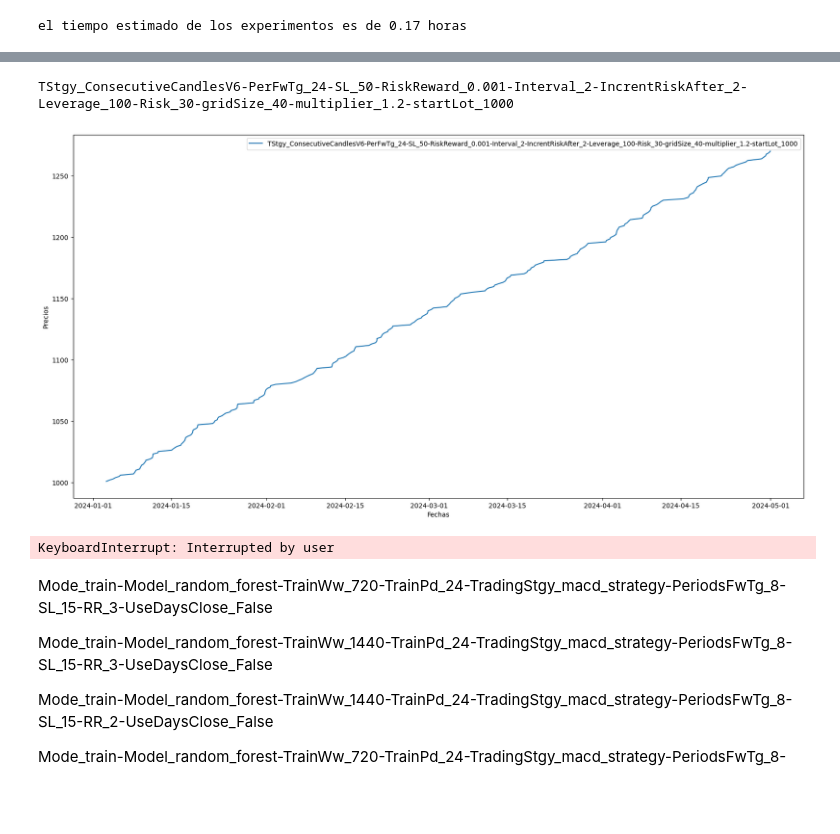
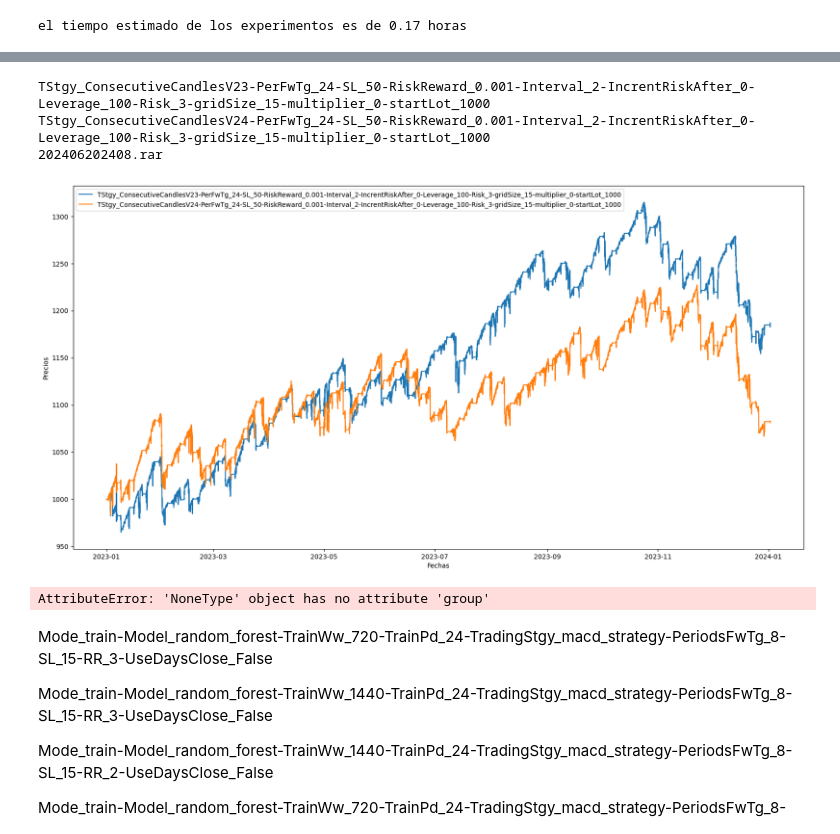
Before and after one commit to SaidJacobo/forex_ml_bot, a Jupyter notebook: notebooks/see_all_experiments.ipynb, the cells around one changed output, grey strips where cells are left out. Saved outputs shown, nothing was run; the diff lists cells and outputs as text; code cells hidden in the pictures; blank space fills up the shorter version.

```diff
--- a/notebooks/see_all_experiments.ipynb
+++ b/notebooks/see_all_experiments.ipynb
@@ -138,11 +138,12 @@ for path in paths:
         results_dict[path] = {}
 
         try:
-            wallet = pd.read_csv(os.path.join(experiments_path, path, 'wallet.csv'))
+            equity = pd.read_csv(os.path.join(experiments_path, path, 'equity.csv'))
 
-            final_wallet_value = wallet.tail(1).iloc[0]['wallet']
-            results_dict[path]['wallet'] = ((final_wallet_value - initial_wallet_value) / initial_wallet_value) * 100
-            results_dict[path]['max_drawdown'] = max_drawdown(wallet['wallet'])
+            final_wallet_value = equity.tail(1).iloc[0]['equity']
+            results_dict[path]['equity'] = ((final_wallet_value - initial_wallet_value) / initial_wallet_value) * 100
+            results_dict[path]['max_drawdown'] = max_drawdown(equity['equity'])
+            results_dict[path]['wdd'] = results_dict[path]['equity'] / results_dict[path]['max_drawdown']
         except:
             results_dict[path]['wallet'] = 0
 
@@ -161,6 +162,7 @@ for path in paths:
             results_dict[path]['max_time_in_trade'] = trades['hours_in_trade'].max() / 24
             results_dict[path]['min_time_in_trade'] = trades['hours_in_trade'].min()
             results_dict[path]['q5_time_in_trade'] = trades.hours_in_trade.median()
+            results_dict[path]['total_trades'] = trades.shape[0]
 
 
             mean_returns, std_returns = calculate_avg_returns_perc(orders)
@@ -254,8 +255,10 @@ positive_results = results[
         'std_time_in_trade',
         'max_time_in_trade',
         'min_time_in_trade',
-        'wallet',
+        'equity',
         'max_drawdown',
+        'wdd',
+        'total_trades',
         'sharpe_ratio',
         'stability_index',
         'operation_ratio',
@@ -274,7 +277,7 @@ positive_results = results[
     ]
 ]
 
-positive_results = positive_results.sort_values(by=['wallet'], ascending=[False])
+positive_results = positive_results.sort_values(by=['wdd'], ascending=[False])
 
 positive_results.head(50)
 # %% [output]
@@ -286,46 +288,38 @@ positive_results.head(50)
 # %%
 import time
 import matplotlib.pyplot as plt
 import numpy as np
 from IPython.display import clear_output
 
 # filter_results = positive_results[positive_results.wallet > 0]
 filter_results = positive_results
+fig, ax = plt.subplots(figsize=(20, 10))
 
 for path in filter_results.index:
     print(path)
+
     try:
 
-        wallet = pd.read_csv(os.path.join(experiments_path, path, 'wallet.csv'))
+        wallet = pd.read_csv(os.path.join(experiments_path, path, 'equity.csv'))
         x_wallet = pd.to_datetime(wallet['date'])
-        y_wallet = wallet['wallet']  # Datos para la línea
+        y_wallet = wallet['equity']  # Datos para la línea
+        ax.plot(x_wallet, y_wallet, label=f'{path}')
+
 
     except:
         continue
 
-    # Datos de ejemplo
-
-    # Crear una figura y ejes
-
-    # Agregar la línea
-    fig, ax = plt.subplots(figsize=(20, 10))
-
-    ax.plot(x_wallet, y_wallet, label=f'{path}')
-
-    # Etiquetas de los ejes y leyenda
-    ax.set_xlabel('Fechas')
-    ax.set_ylabel('Precios')
-    ax.legend()
-
-        # Mostrar el gráfico
-        # print(path)
-    plt.show()
-    a = input()  # Pausa para la interacción del usuario
-    clear_output(wait=True)
+ax.set_xlabel('Fechas')
+ax.set_ylabel('Precios')
+ax.legend()
+plt.show()
+            # a = input()  # Pausa para la interacción del usuario
+            # clear_output(wait=True)
 # %% [output]
-TStgy_ConsecutiveCandlesV6-PerFwTg_24-SL_50-RiskReward_0.001-Interval_2-IncrentRiskAfter_2-Leverage_100-Risk_30-gridSize_40-multiplier_1.2-startLot_1000
+TStgy_ConsecutiveCandlesV23-PerFwTg_24-SL_50-RiskReward_0.001-Interval_2-IncrentRiskAfter_0-Leverage_100-Risk_3-gridSize_15-multiplier_0-startLot_1000
+TStgy_ConsecutiveCandlesV24-PerFwTg_24-SL_50-RiskReward_0.001-Interval_2-IncrentRiskAfter_0-Leverage_100-Risk_3-gridSize_15-multiplier_0-startLot_1000
+202406202408.rar
-[figure, old version]
+[figure, new version]
-KeyboardInterrupt: Interrupted by user
 # %%
 import re
 # %%
@@ -341,3 +335,5 @@ filter_results['gridSize'] = filter_results['experiment'].apply(lambda x: re.sea
 filter_results['multiplier'] = filter_results['experiment'].apply(lambda x: re.search(r'-multiplier_(.*?)-', x).group(1)).astype(float)
 # filter_results['startLot'] = filter_results['experiment'].apply(lambda x: re.search(r'-startLot_(.*?)-', x).group(0))
 filter_results['startLot'] = filter_results['experiment'].apply(lambda x: x.split('-startLot_')[1]).astype(float)
+# %% [output]
+AttributeError: 'NoneType' object has no attribute 'group'
```
Also changed, not shown: parts of 5 cells of this notebook, 13 other files.
